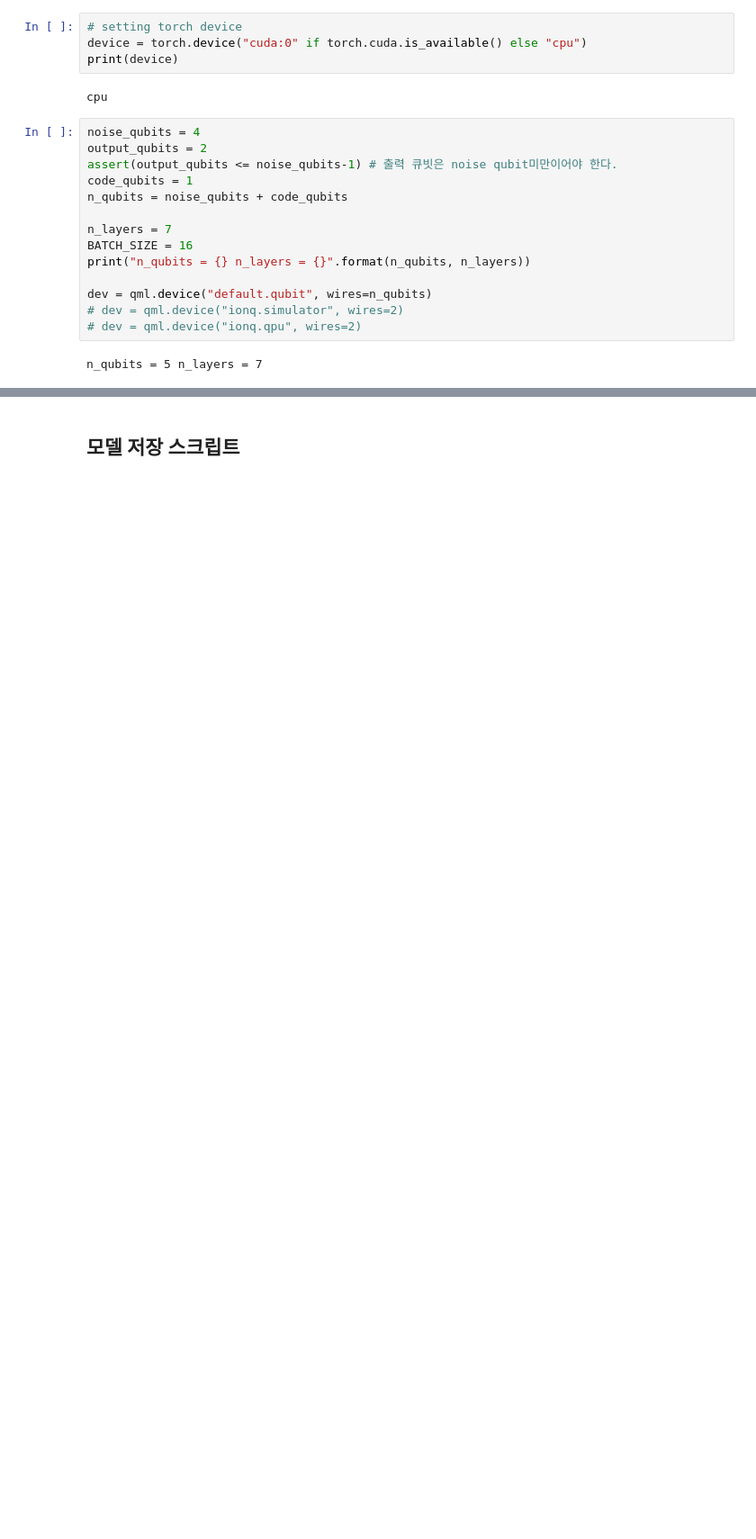
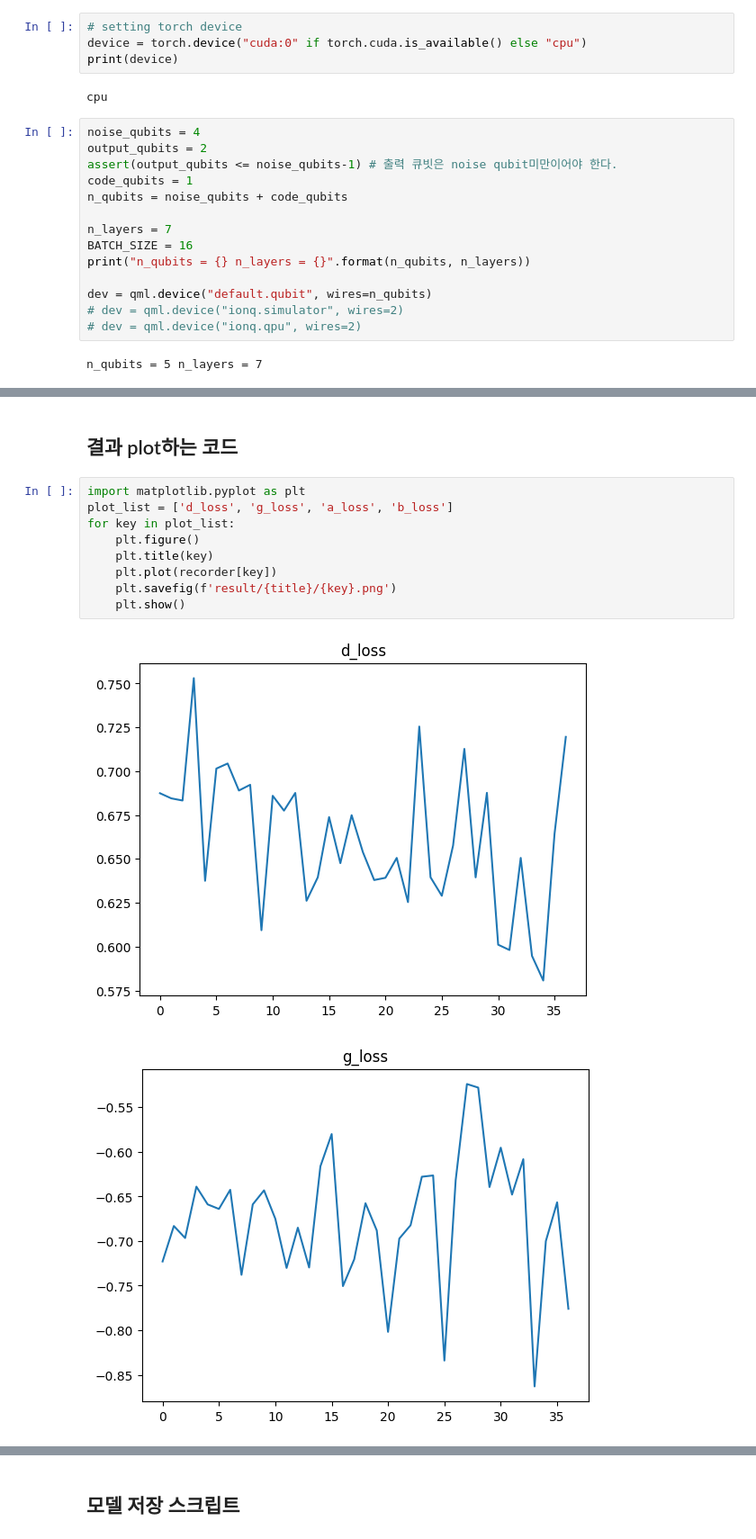
Before and after one commit to red1108/infoQGAN-outdated-, a Jupyter notebook: QGAN+QMINE/code.ipynb, the cells around one changed output, grey strips where cells are left out. Shown: that part at 90% size. Saved outputs shown, nothing was run; the diff lists cells and outputs as text; blank space fills up the shorter version.

```diff
--- a/QGAN+QMINE/code.ipynb
+++ b/QGAN+QMINE/code.ipynb
@@ -291,0 +284,14 @@ a_loss: -42.2437886595726, b_loss: 34.311064257843924
+# %% [markdown]
+## 결과 plot하는 코드
+# %%
+import matplotlib.pyplot as plt
+plot_list = ['d_loss', 'g_loss', 'a_loss', 'b_loss']
+for key in plot_list:
+    plt.figure()
+    plt.title(key)
+    plt.plot(recorder[key])
+    plt.savefig(f'result/{title}/{key}.png')
+    plt.show()
+# %% [output]
+[figure, added]
+[figure, added]
```
Also changed, not shown: parts of 13 cells of this notebook, 3 other files.
